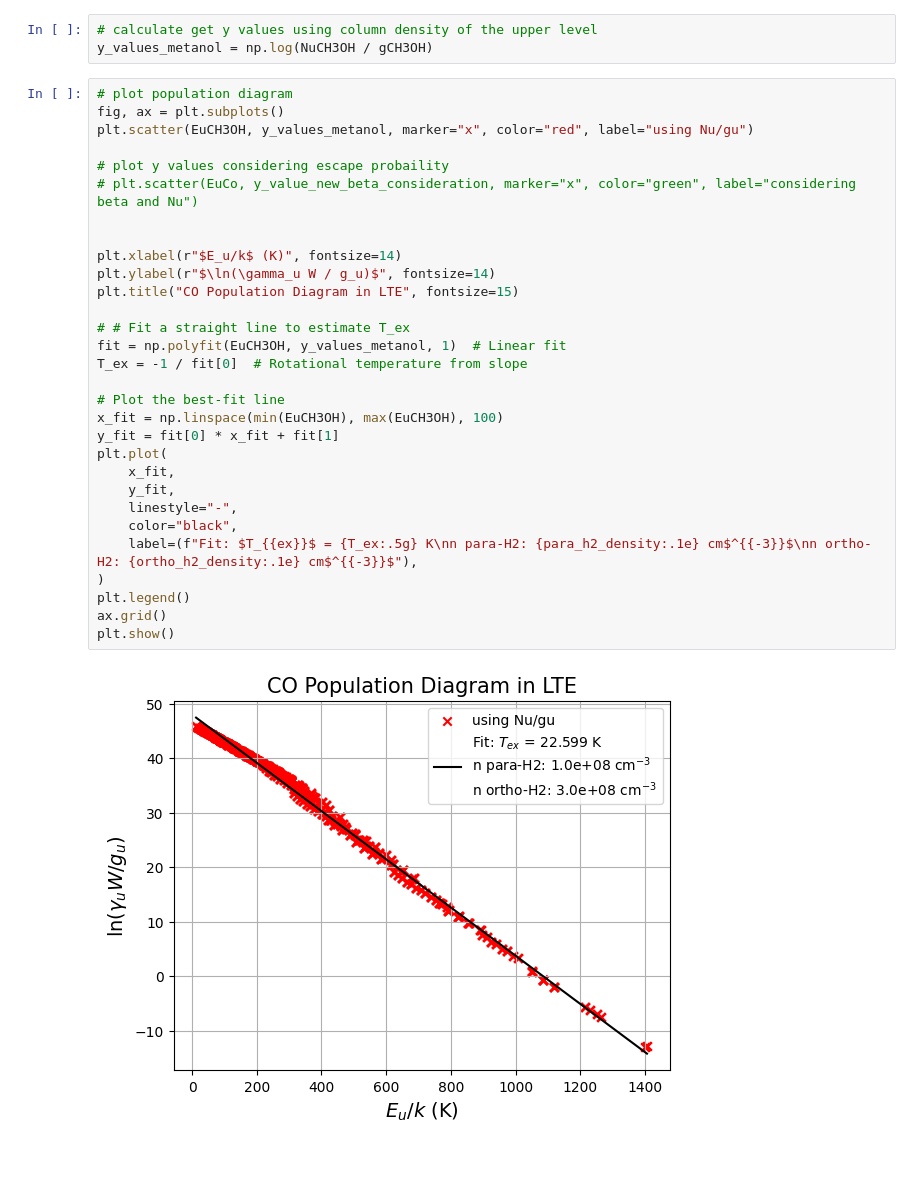
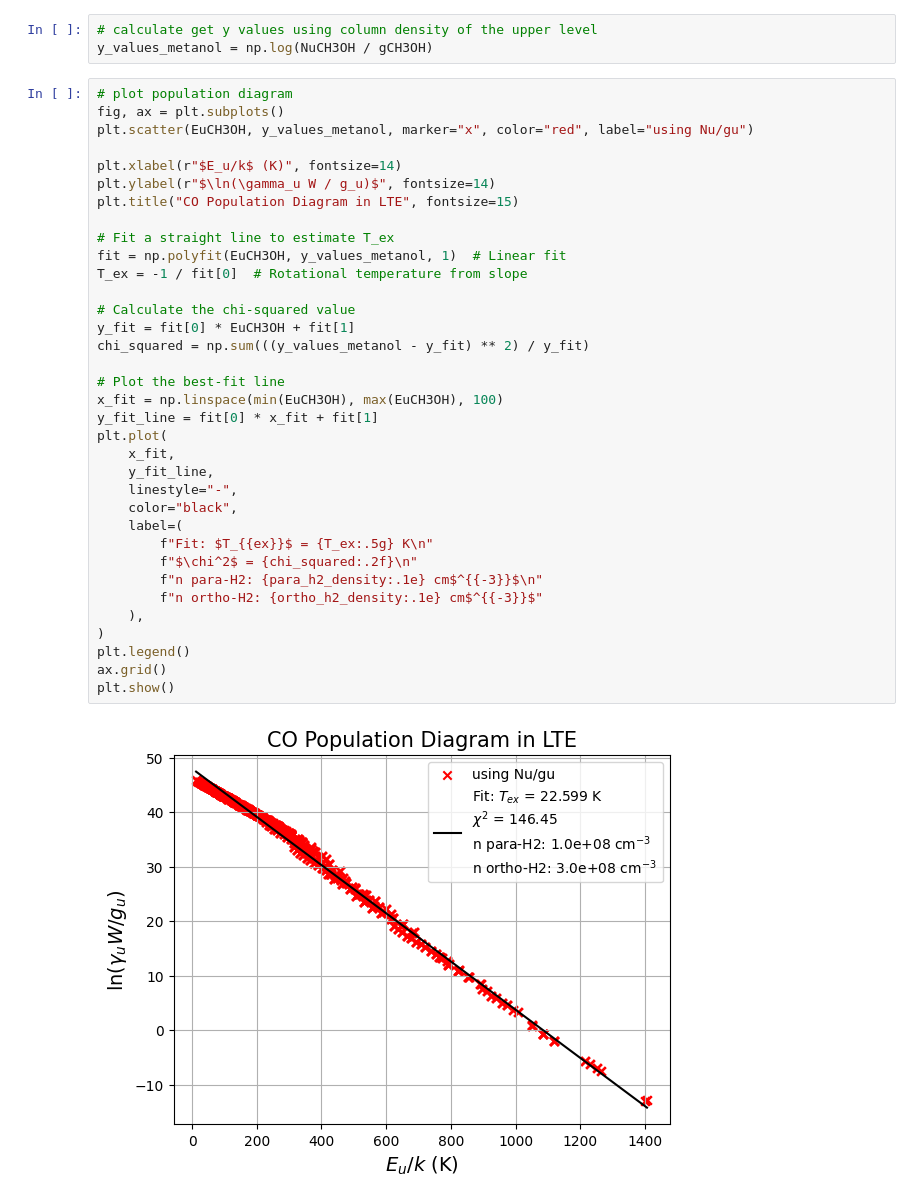
Before and after one commit to aleksej-rodano/phas0052_project, a Jupyter notebook: pythonradex_clean.ipynb, the cells around one changed output. Drawn from its saved outputs; the diff is of its cells as text; blank space fills up the shorter version.

```diff
--- a/pythonradex_clean.ipynb
+++ b/pythonradex_clean.ipynb
@@ -1352,35 +1350,40 @@ y_values_metanol = np.log(NuCH3OH / gCH3OH)
 # %%
 # plot population diagram
 fig, ax = plt.subplots()
 plt.scatter(EuCH3OH, y_values_metanol, marker="x", color="red", label="using Nu/gu")
 
-# plot y values considering escape probaility
-# plt.scatter(EuCo, y_value_new_beta_consideration, marker="x", color="green", label="considering beta and Nu")
-
-
 plt.xlabel(r"$E_u/k$ (K)", fontsize=14)
 plt.ylabel(r"$\ln(\gamma_u W / g_u)$", fontsize=14)
 plt.title("CO Population Diagram in LTE", fontsize=15)
 
-# # Fit a straight line to estimate T_ex
+# Fit a straight line to estimate T_ex
 fit = np.polyfit(EuCH3OH, y_values_metanol, 1)  # Linear fit
 T_ex = -1 / fit[0]  # Rotational temperature from slope
 
+# Calculate the chi-squared value
+y_fit = fit[0] * EuCH3OH + fit[1]
+chi_squared = np.sum(((y_values_metanol - y_fit) ** 2) / y_fit)
+
 # Plot the best-fit line
 x_fit = np.linspace(min(EuCH3OH), max(EuCH3OH), 100)
-y_fit = fit[0] * x_fit + fit[1]
+y_fit_line = fit[0] * x_fit + fit[1]
 plt.plot(
     x_fit,
-    y_fit,
+    y_fit_line,
     linestyle="-",
     color="black",
-    label=(f"Fit: $T_{{ex}}$ = {T_ex:.5g} K\nn para-H2: {para_h2_density:.1e} cm$^{{-3}}$\nn ortho-H2: {ortho_h2_density:.1e} cm$^{{-3}}$"),
+    label=(
+        f"Fit: $T_{{ex}}$ = {T_ex:.5g} K\n"
+        f"$\chi^2$ = {chi_squared:.2f}\n"
+        f"n para-H2: {para_h2_density:.1e} cm$^{{-3}}$\n"
+        f"n ortho-H2: {ortho_h2_density:.1e} cm$^{{-3}}$"
+    ),
 )
 plt.legend()
 ax.grid()
 plt.show()
 # %% [output]
-[figure, old version]
+[figure, new version]
 # %%
 # Take only N first transitions
 firstN_transitions = 100
```
Also changed, not shown: parts of 19 cells of this notebook.
